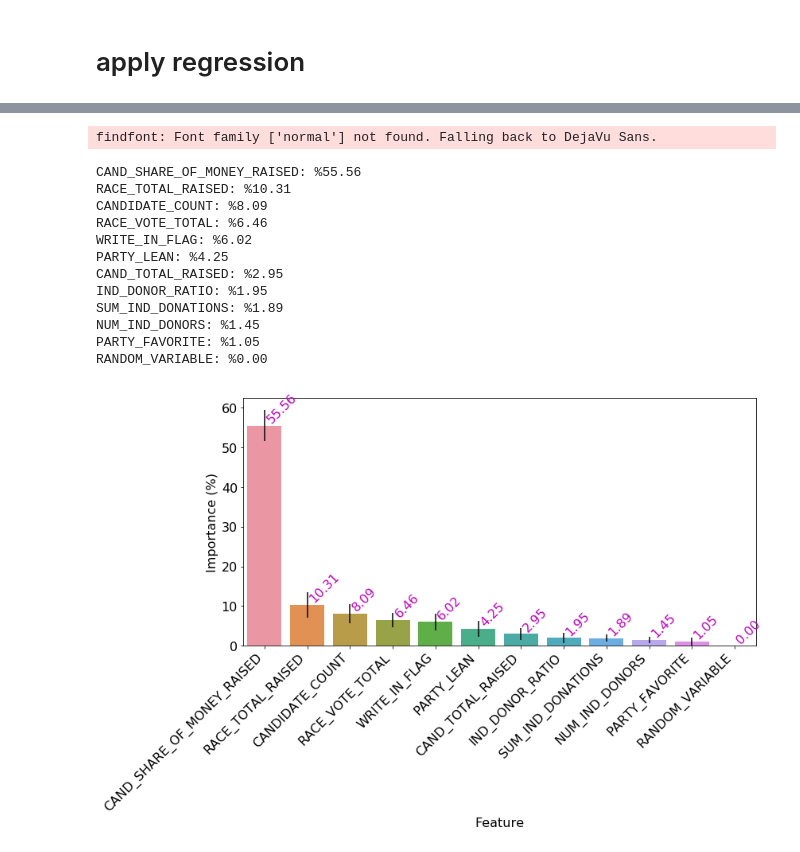
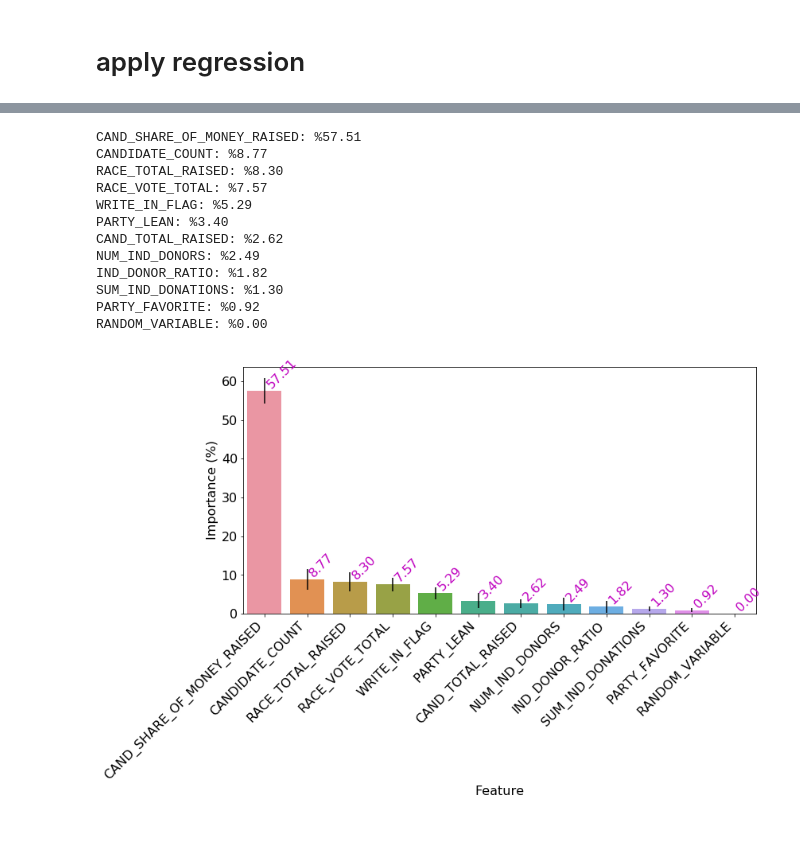
Before and after one commit to KavehShoorideh/GrassrootsDonor, a Jupyter notebook: grassrootsdonor/notebooks/k-fold.ipynb, the cells around one changed output, grey strips where cells are left out. Drawn from its saved outputs; the diff is of its cells as text; code cells hidden in the pictures.

```diff
--- a/grassrootsdonor/notebooks/k-fold.ipynb
+++ b/grassrootsdonor/notebooks/k-fold.ipynb
@@ -315,8 +315,8 @@ def plotResults(search_results):
 # depths = np..randint(40, 150, size=50)
 # estims = np.random.randint(5, 40, size=50)
 
-depths = range(1, 151, 10)
-estims = range(1, 151, 10)
+depths = range(1, 11, 1)
+estims = range(1, 11, 1)
 points = [(i, j) for i in depths for j in estims]
 depths = [p[0] for p in points]
 estims = [p[1] for p in points]
@@ -370,50 +370,49 @@ std = np.std([tree.feature_importances_ for tree in forest.estimators_], axis=0)
 df = pd.DataFrame({'Feature':features, 'Importance': 100 * importances, 'STD': 100 * std} )
 df = df.sort_values(['Importance'], ascending=False)
 
-plt.figure(figsize=(12,8))
+fig = plt.figure(figsize=(12,8))
 # plot barh chart with index as x values
 ax = sns.barplot(df.Feature, df.Importance, yerr=df.STD)
 # ax.get_yaxis().set_major_formatter(plt.FuncFormatter(lambda x, loc: "{:,}".format(int(x))))
 ax.set(xlabel="Feature", ylabel='Importance (%)')
 # add proper Dim values as x labels
 ax.set_xticklabels(df.Feature)
 ax.set_xticklabels(df.Feature, rotation = 45, ha="right")
 # for item in ax.get_xticklabels(): item.set_rotation(45)
 for i, v in enumerate(df["Importance"].iteritems()):
     ax.text(i ,v[1], "{:.2f}".format(v[1]), color='m', va ='bottom', rotation=45)
 
 # plt.xticks(range(X.shape[1]), features, rotation=45)
 # ax.set_xticklabels(xticklabels, rotation = 45, ha="right")
 
 plt.tight_layout()
 plt.show()
 
 
 # # X = df[features]
 # # Print the feature ranking
 # print("Feature ranking:")
 
 
 
 # # Plot the feature importances of the forest
 # plt.figure()
 # plt.title("Feature importances")
 # plt.bar(features, importances,
 #        color="r", yerr=std, align="center")
 # plt.xlim([-1, X.shape[1]])
 # plt.show()
 # %% [output]
-findfont: Font family ['normal'] not found. Falling back to DejaVu Sans.
+CAND_SHARE_OF_MONEY_RAISED: %57.51
+CANDIDATE_COUNT: %8.77
+RACE_TOTAL_RAISED: %8.30
+RACE_VOTE_TOTAL: %7.57
+WRITE_IN_FLAG: %5.29
+PARTY_LEAN: %3.40
+CAND_TOTAL_RAISED: %2.62
+NUM_IND_DONORS: %2.49
+IND_DONOR_RATIO: %1.82
+SUM_IND_DONATIONS: %1.30
+PARTY_FAVORITE: %0.92
+RANDOM_VARIABLE: %0.00
-CAND_SHARE_OF_MONEY_RAISED: %55.56
-RACE_TOTAL_RAISED: %10.31
-CANDIDATE_COUNT: %8.09
-RACE_VOTE_TOTAL: %6.46
-WRITE_IN_FLAG: %6.02
-PARTY_LEAN: %4.25
-CAND_TOTAL_RAISED: %2.95
-IND_DONOR_RATIO: %1.95
-SUM_IND_DONATIONS: %1.89
-NUM_IND_DONORS: %1.45
-PARTY_FAVORITE: %1.05
-RANDOM_VARIABLE: %0.00
-[figure, old version]
+[figure, new version]
```
Also changed, not shown: parts of 6 cells of this notebook, 3 other files.
